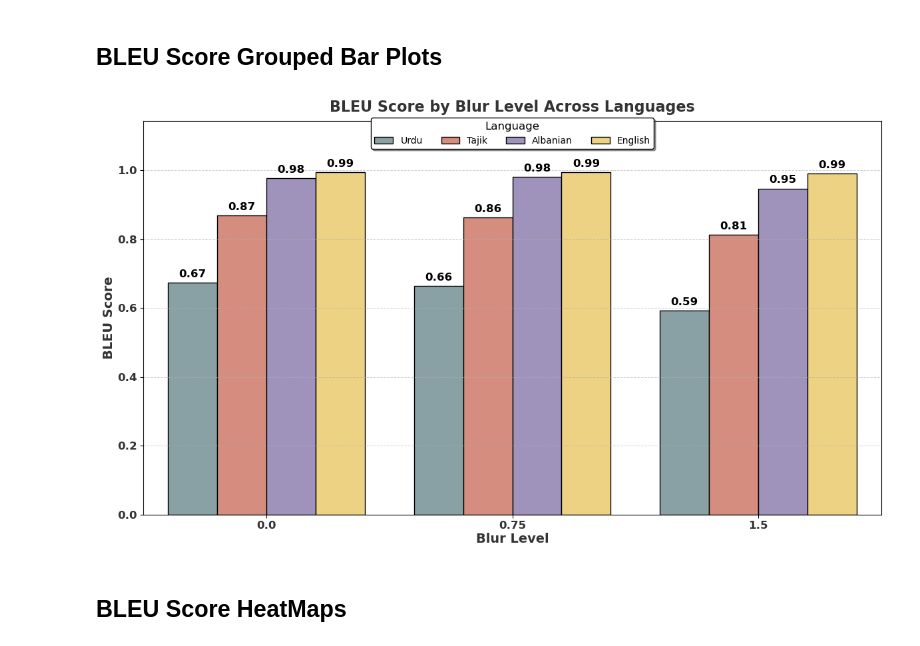
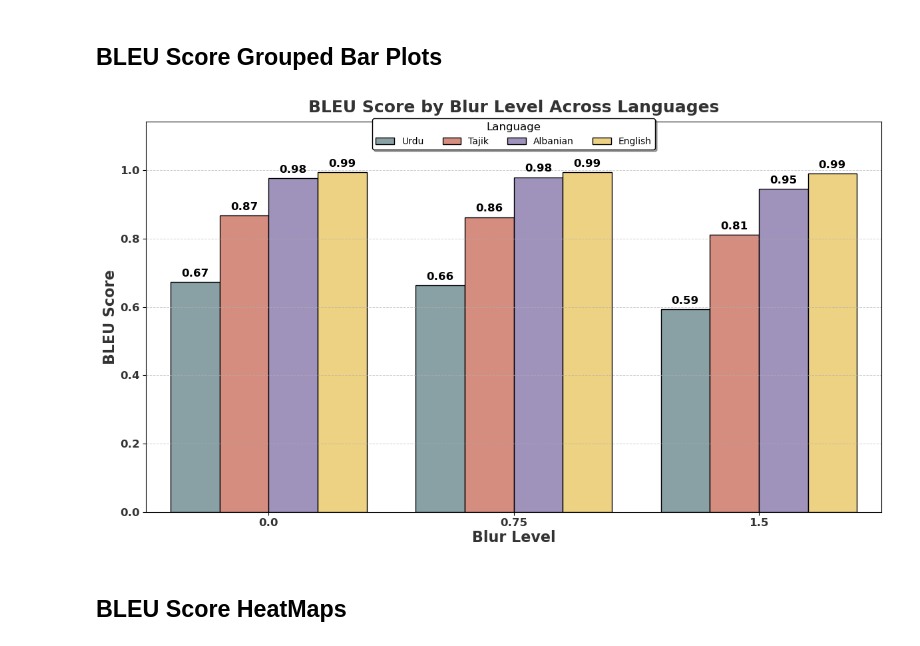
Before and after one commit to abdullahsohaill/CS6303-ResearchProject, a Jupyter notebook: Analysis/Blur_Analysis.ipynb, the cells around one changed output. Drawn from its saved outputs; the diff is of its cells as text; code cells hidden in the pictures.

Commit message:
plots

```diff
--- a/Analysis/Blur_Analysis.ipynb
+++ b/Analysis/Blur_Analysis.ipynb
@@ -662,41 +662,41 @@ def plot_grouped_bar_bleu_blur(df, word_count_order):
         # Customize the title and axis labels
         plt.title(
             f'BLEU Score by Blur Level Across Languages',
-            fontsize=16,
+            fontsize=18,
             fontweight='bold',
             pad=10,  # Increased padding to avoid overlap with legend
             color='#333333'
         )
-        plt.xlabel('Blur Level', fontsize=14, labelpad=2, fontweight='bold', color='#333333')
-        plt.ylabel('BLEU Score', fontsize=14, labelpad=2, fontweight='bold', color='#333333')
+        plt.xlabel('Blur Level', fontsize=16, labelpad=2, fontweight='bold', color='#333333')
+        plt.ylabel('BLEU Score', fontsize=16, labelpad=2, fontweight='bold', color='#333333')
 
         # Customize the legend and move it below the title
         plt.legend(
         title='Language',
         title_fontsize=12,
         fontsize=10,
         loc='upper center',  # Position at the top center
         bbox_to_anchor=(0.5, 1.02),  # Slightly below the title
         frameon=True,
         facecolor='white',
         edgecolor='black',
         fancybox=True,
         shadow=True,
         ncol=4   # Arrange legend items in a single row
     )
 
         # Add gridlines with a clean look
         plt.grid(axis='y', linestyle='--', linewidth=0.7, alpha=0.6)
         plt.xticks(fontsize=12, fontweight='bold', color='#333333')
         plt.yticks(fontsize=12, fontweight='bold', color='#333333')
         plt.ylim(0, wc_combined_df['BLEU'].max() * 1.15)
         plt.tight_layout()
         plt.show()
 
 # Call the function for BLEU Score
 plot_grouped_bar_bleu_blur(bleu_combined_df, word_count_order)
 # %% [output]
-[figure, old version]
+[figure, new version]
 # %% [markdown]
 ## BLEU Score HeatMaps
 # %%
```
Also changed, not shown: 6 other files.
